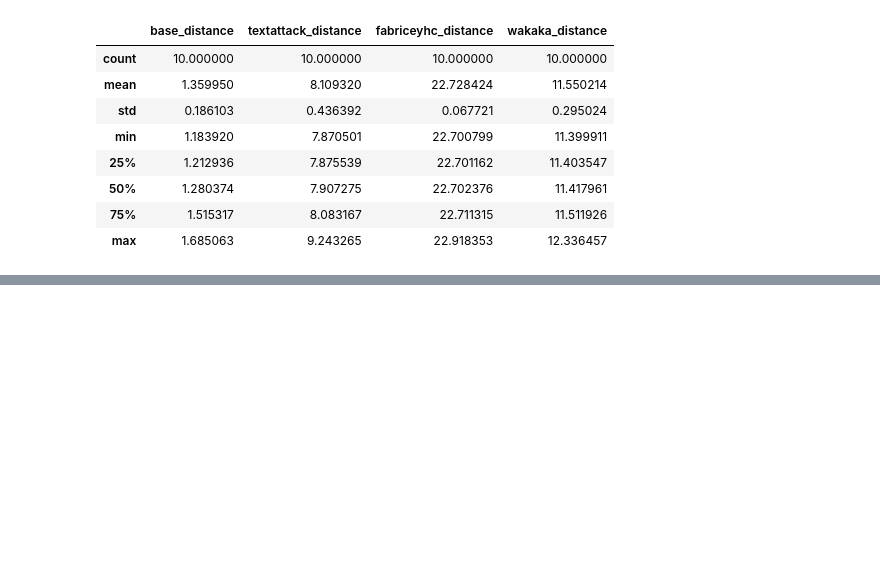
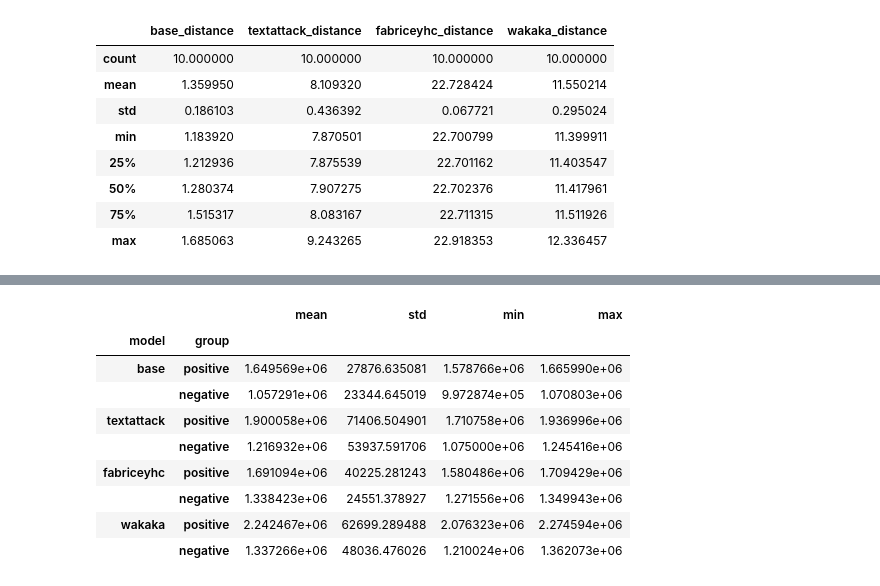
Before and after one commit to simon-muenker/NLP-SoSe22--NLP-Proj, a Jupyter notebook: notebooks/03--Manifold-Analysis.ipynb, the cells around one changed output, grey strips where cells are left out. Saved outputs shown, nothing was run; the diff lists cells and outputs as text; code cells hidden in the pictures; blank space fills up the shorter version.

```diff
--- a/notebooks/03--Manifold-Analysis.ipynb
+++ b/notebooks/03--Manifold-Analysis.ipynb
@@ -152,0 +160,30 @@ array([<AxesSubplot:xlabel='Dimension', ylabel='Dispersion'>,
+# %%
+(
+    collation_df
+    .filter(regex=".*_dispersion")
+    .describe()
+    .T
+    [['mean', 'std', 'min', 'max']]
+    .set_index(
+        pd.MultiIndex.from_tuples(
+            [
+                (model, group)
+                for model in list(zip(*MODELS))[0]
+                for group in ['positive', 'negative']
+            ],
+            names=["model", "group"]
+        )
+    )
+    # .style.to_latex('table_dispersion.tex')
+)
+# %% [output]
+|  |  | mean | std | min | max |
+| model | group |  |  |  |  |
+| base | positive | 1.649569e+06 | 27876.635081 | 1.578766e+06 | 1.665990e+06 |
+|  | negative | 1.057291e+06 | 23344.645019 | 9.972874e+05 | 1.070803e+06 |
+| textattack | positive | 1.900058e+06 | 71406.504901 | 1.710758e+06 | 1.936996e+06 |
+|  | negative | 1.216932e+06 | 53937.591706 | 1.075000e+06 | 1.245416e+06 |
+| fabriceyhc | positive | 1.691094e+06 | 40225.281243 | 1.580486e+06 | 1.709429e+06 |
+|  | negative | 1.338423e+06 | 24551.378927 | 1.271556e+06 | 1.349943e+06 |
+| wakaka | positive | 2.242467e+06 | 62699.289488 | 2.076323e+06 | 2.274594e+06 |
+|  | negative | 1.337266e+06 | 48036.476026 | 1.210024e+06 | 1.362073e+06 |
```
Also changed, not shown: parts of 5 cells of this notebook.
